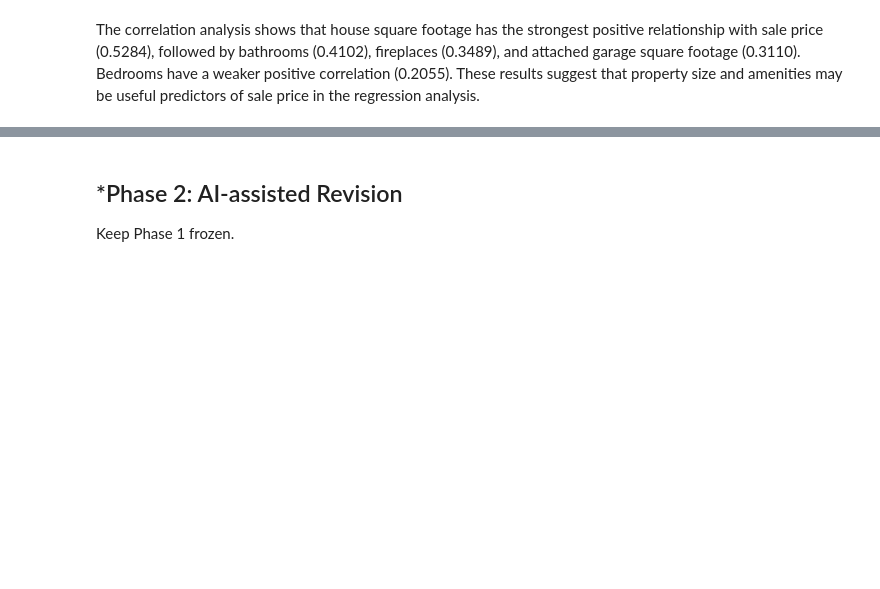
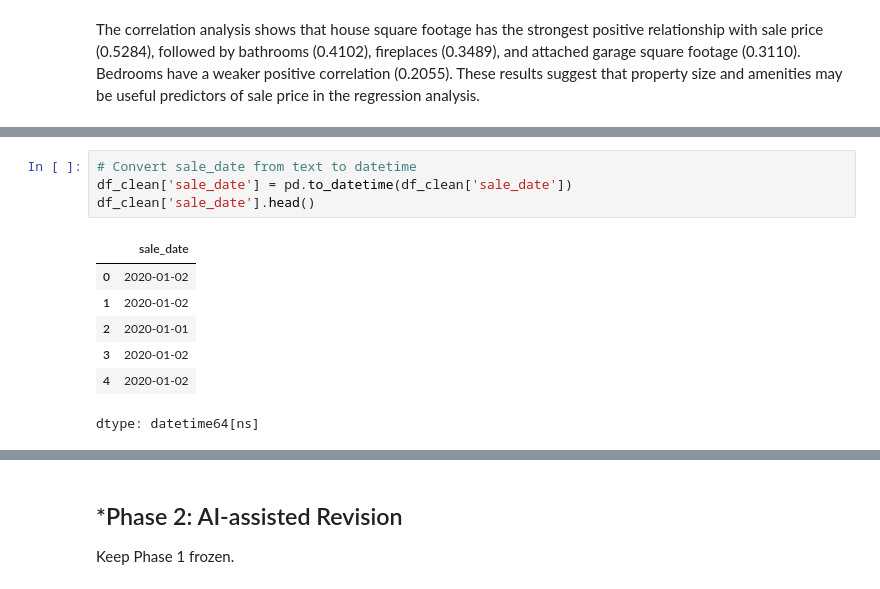
Before and after one commit to hwayalew/L02-hedonic-pricing, a Jupyter notebook: notebook.ipynb, the cells around one changed output, grey strips where cells are left out. Cells and saved outputs as stored; diff of their text form; blank space fills up the shorter version.

```diff
--- a/notebook.ipynb
+++ b/notebook.ipynb
@@ -306,0 +316,12 @@ The correlation analysis shows that house square footage has the strongest posit
+# %%
+# Convert sale_date from text to datetime
+df_clean['sale_date'] = pd.to_datetime(df_clean['sale_date'])
+df_clean['sale_date'].head()
+# %% [output]
+|  | sale_date |
+| 0 | 2020-01-02 |
+| 1 | 2020-01-02 |
+| 2 | 2020-01-01 |
+| 3 | 2020-01-02 |
+| 4 | 2020-01-02 |
+dtype: datetime64[ns]
```
Also changed, not shown: parts of 7 cells of this notebook.
